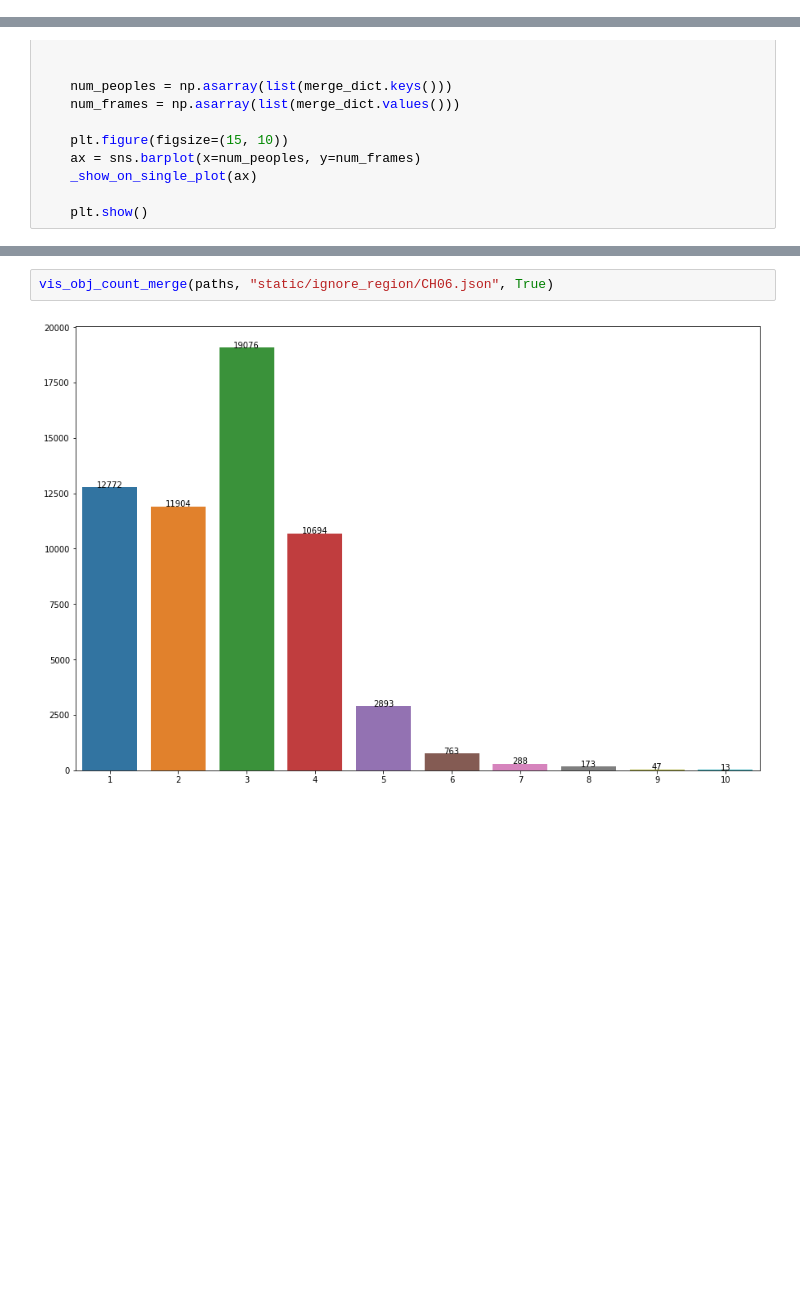
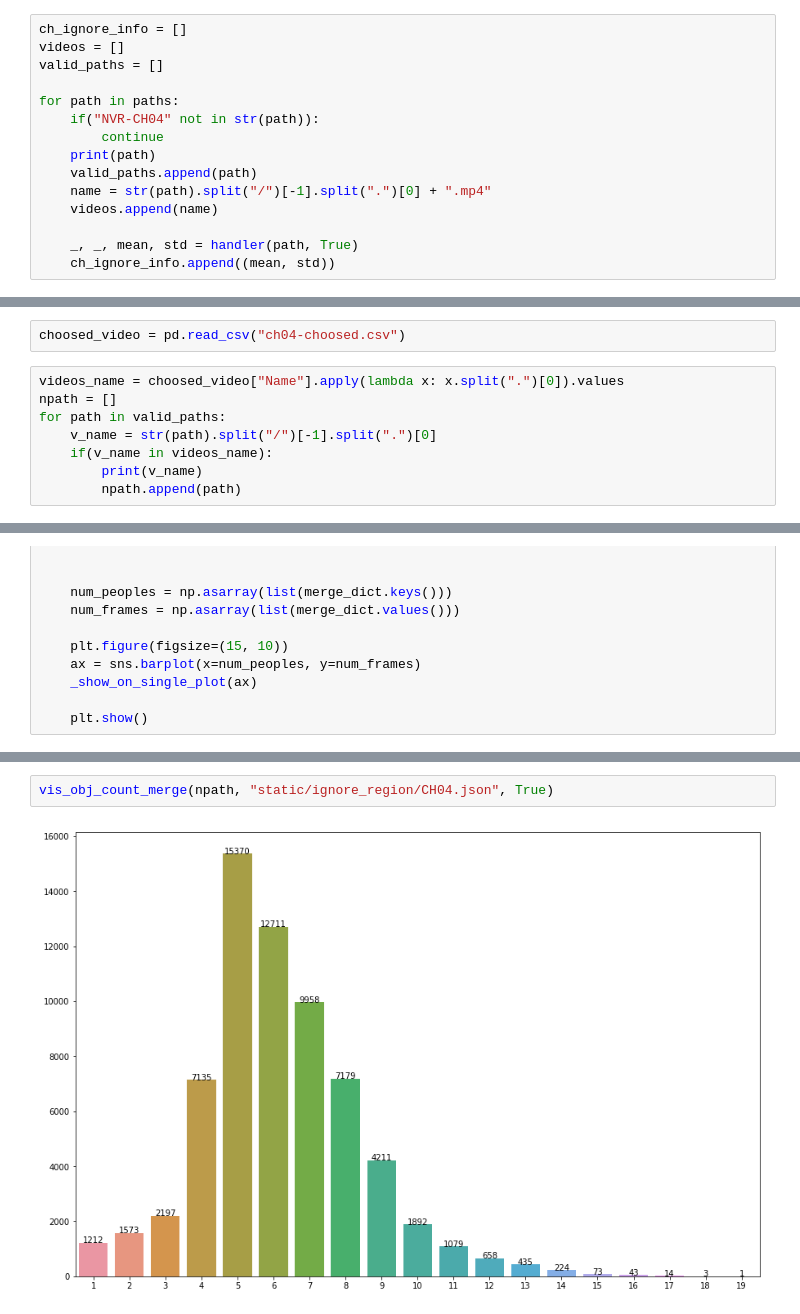
Before and after one commit to LeDuySon/Visualise-notebook, a Jupyter notebook: task-count-people.ipynb, the cells around one changed output, grey strips where cells are left out. Cells and saved outputs as stored; diff of their text form; blank space fills up the shorter version.

```diff
--- a/task-count-people.ipynb
+++ b/task-count-people.ipynb
@@ -257,0 +300,15 @@ len(paths)
+# %%
+ch_ignore_info = []
+videos = []
+valid_paths = []
+
+for path in paths:
+    if("NVR-CH04" not in str(path)):
+        continue
+    print(path)
+    valid_paths.append(path)
+    name = str(path).split("/")[-1].split(".")[0] + ".mp4"
+    videos.append(name)
+
+    _, _, mean, std = handler(path, True)
+    ch_ignore_info.append((mean, std))
@@ -257,0 +386,10 @@ len(paths)
+# %%
+choosed_video = pd.read_csv("ch04-choosed.csv")
+# %%
+videos_name = choosed_video["Name"].apply(lambda x: x.split(".")[0]).values
+npath = []
+for path in valid_paths:
+    v_name = str(path).split("/")[-1].split(".")[0]
+    if(v_name in videos_name):
+        print(v_name)
+        npath.append(path)
@@ -321,4 +468,4 @@ vis_obj_count_merge(paths, "static/ignore_region/CH06.json", False)
 # %%
-vis_obj_count_merge(paths, "static/ignore_region/CH06.json", True)
+vis_obj_count_merge(npath, "static/ignore_region/CH04.json", True)
 # %% [output]
-[figure, old version]
+[figure, new version]
```
Also changed, not shown: parts of 26 cells of this notebook.
